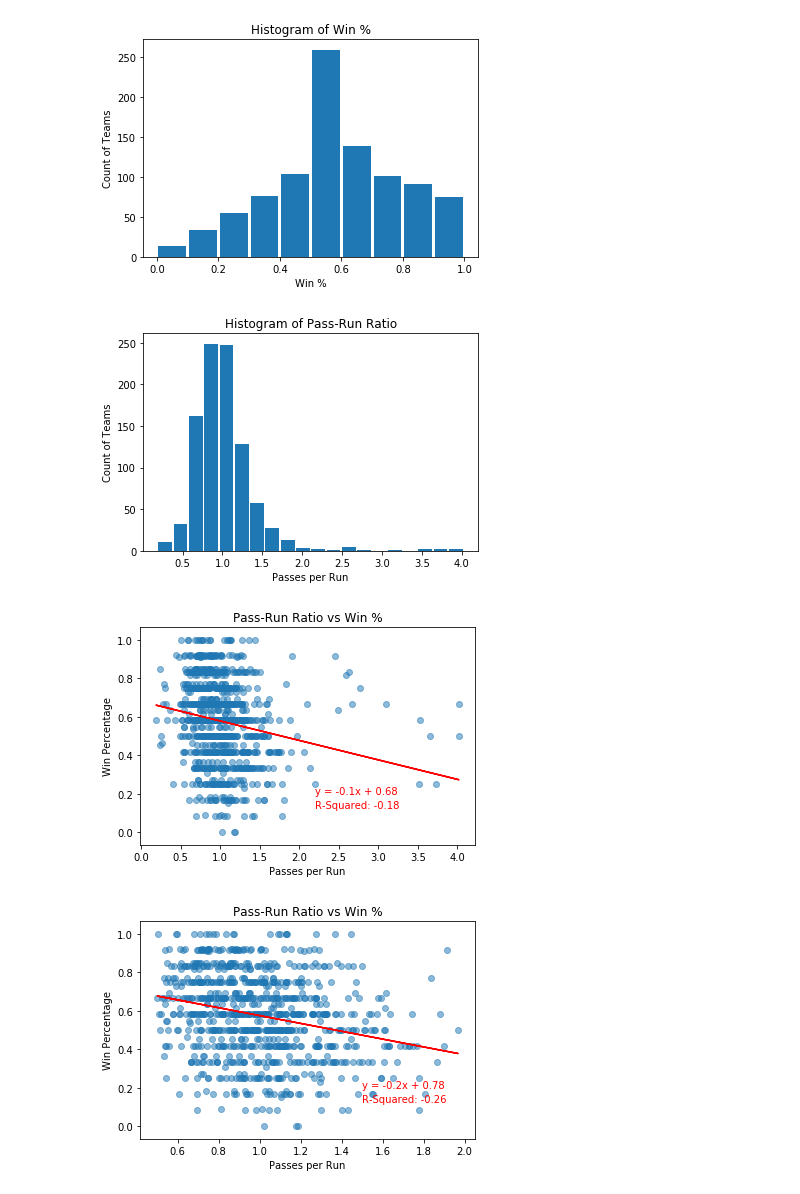
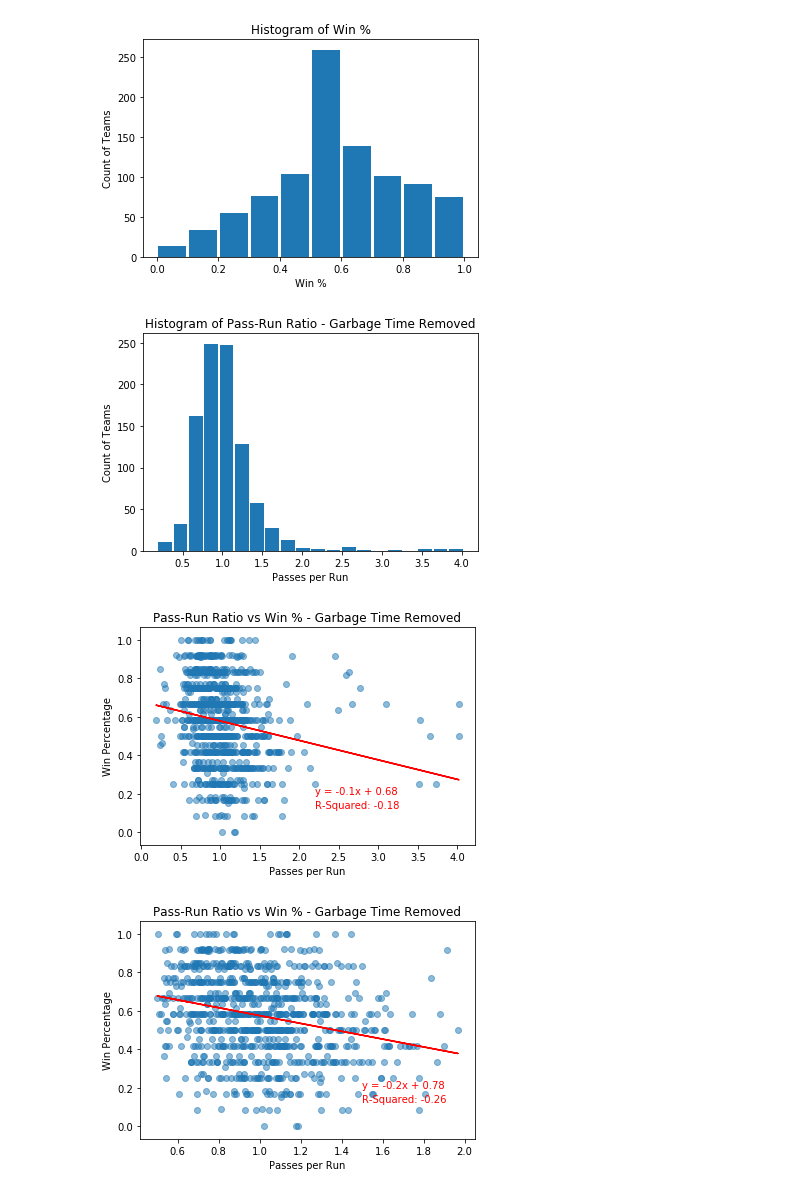
Before and after one commit to bdowd91/Project-1, a Jupyter notebook: playCallAnalysis_noGT.ipynb, the cells around one changed output. Cells and saved outputs as stored; diff of their text form; code cells hidden in the pictures.

```diff
--- a/playCallAnalysis_noGT.ipynb
+++ b/playCallAnalysis_noGT.ipynb
@@ -176,19 +179,22 @@ plt.show()
 # %%
 # create column for pass-run ratio
 playCallsClean["passRunRatio"] = playCallsClean["passingPlays"] / playCallsClean["rushingPlays"]
 
 # plot histogram of passRunRatio
 plt.hist(playCallsClean["passRunRatio"], 20, rwidth = 0.9)
 
 # add title, labels
-plt.title("Histogram of Pass-Run Ratio")
+plt.title("Histogram of Pass-Run Ratio - Garbage Time Removed")
 plt.xlabel("Passes per Run")
 plt.ylabel("Count of Teams")
 
+# save figure
+plt.savefig('Figures/PassRunRatioHistoCleaned_noGT')
+
 # show plot
 plt.show()
 # %% [output]
-[figure, old version]
+[figure, new version]
 # %%
 # Scale play totals to number of games
 playCallsClean["playsPerGame"] = playCallsClean["totalPlays"] / playCallsClean["games"]
@@ -213,14 +219,17 @@ plt.annotate(line_eq, (2.2, 0.2), fontsize = 10, color = "red")
 plt.annotate(f"R-Squared: {round(rvalue, 2)}", (2.2, 0.125), fontsize = 10, color = "red")
 
 # add title, labels
-plt.title("Pass-Run Ratio vs Win %")
+plt.title("Pass-Run Ratio vs Win % - Garbage Time Removed")
 plt.xlabel("Passes per Run")
 plt.ylabel("Win Percentage")
 
+# save figure
+plt.savefig('Figures/PassRunRatioVsWinPct_noGT')
+
 # show plot
 plt.show()
 # %% [output]
-[figure, old version]
+[figure, new version]
 # %%
 # recreate plot removing teams with more than 2 passes per run / 2 runs per pass
 plot_subset = playCallsClean.loc[playCallsClean["passRunRatio"] <= 2]
@@ -243,11 +252,14 @@ plt.annotate(line_eq, (1.5, 0.2), fontsize = 10, color = "red")
 plt.annotate(f"R-Squared: {round(rvalue, 2)}", (1.5, 0.125), fontsize = 10, color = "red")
 
 # add title & labels
-plt.title("Pass-Run Ratio vs Win %")
+plt.title("Pass-Run Ratio vs Win % - Garbage Time Removed")
 plt.xlabel("Passes per Run")
 plt.ylabel("Win Percentage")
 
+# save figure
+plt.savefig('Figures/PassRunRatioVsWinPctCleaned_noGT')
+
 # show plot
 plt.show()
 # %% [output]
-[figure, old version]
+[figure, new version]
```
Also changed, not shown: parts of 1 cell of this notebook, 8 other files.
